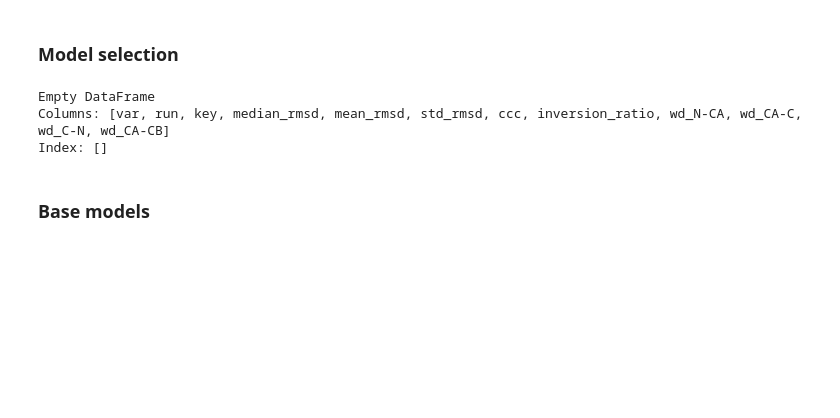
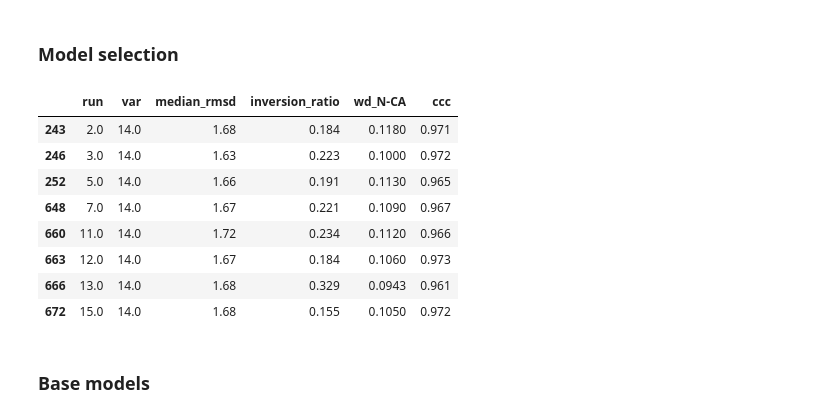
Before and after one commit to briandaniel14/molearn, a Jupyter notebook: analysis/stats_analysis.ipynb, the cells around one changed output. Cells and saved outputs as stored; diff of their text form; code cells hidden in the pictures; blank space fills up the shorter version.

```diff
--- a/analysis/stats_analysis.ipynb
+++ b/analysis/stats_analysis.ipynb
@@ -13,7 +13,7 @@ CCC_THRESHOLD = 0.8
 
 METRICS = ["run", "var", "median_rmsd", "inversion_ratio", "wd_N-CA", "ccc"]
 
-df_all = pd.read_csv(f"{BASE_PATH}/all_stats.csv")
+df_all = pd.read_csv(f"{BASE_PATH}/all_stats_round.csv")
 
 df_test = df_all[df_all["key"] == "test_trans"].copy()
 df_train = df_all[df_all["key"] == "train_both"].copy()
@@ -24,39 +24,43 @@ df_closed = df_all[df_all["key"] == "train_closed"].copy()
 # %%
 INVERSION_THRESHOLD = 0.15
 WASSERSTEIN_THRESHOLD = 0.15
 RECONSTRUCTION_THRESHOLD = 2
 CCC_THRESHOLD = 0.85
 
 
 # var = 2
 
 # df_2 = df_test[
 #     (df_test["var"] == var)
 #     & (df_test["inversion_ratio"] >= INVERSION_THRESHOLD)
 #     & (df_test["wd_N-CA"] <= WASSERSTEIN_THRESHOLD)
 #     & (df_test["ccc"] >= CCC_THRESHOLD)
 # ]
 
 # print(df_2[METRICS])
 
 
 var = 14
 run = 3
 
-# df_14 = df_test[
-#     # (df_test["var"] == var)
-# #     & (df_test["run"] == run)
-# #     & (df_test["inversion_ratio"] >= INVERSION_THRESHOLD)
-# #     & (df_test["wd_N-CA"] <= WASSERSTEIN_THRESHOLD)
-# #     & (df_test["ccc"] >= CCC_THRESHOLD)
-# ]
+df_14 = df_test[
+    (df_test["var"] == var)
+    & (df_test["inversion_ratio"] >= INVERSION_THRESHOLD)
+    & (df_test["wd_N-CA"] <= WASSERSTEIN_THRESHOLD)
+    & (df_test["ccc"] >= CCC_THRESHOLD)
+]
 
-# df_test[METRICS]
-print(df_test.head())
+df_14[METRICS]
 # %% [output]
-Empty DataFrame
-Columns: [var, run, key, median_rmsd, mean_rmsd, std_rmsd, ccc, inversion_ratio, wd_N-CA, wd_CA-C, wd_C-N, wd_CA-CB]
-Index: []
+|  | run | var | median_rmsd | inversion_ratio | wd_N-CA | ccc |
+| 243 | 2.0 | 14.0 | 1.68 | 0.184 | 0.1180 | 0.971 |
+| 246 | 3.0 | 14.0 | 1.63 | 0.223 | 0.1000 | 0.972 |
+| 252 | 5.0 | 14.0 | 1.66 | 0.191 | 0.1130 | 0.965 |
+| 648 | 7.0 | 14.0 | 1.67 | 0.221 | 0.1090 | 0.967 |
+| 660 | 11.0 | 14.0 | 1.72 | 0.234 | 0.1120 | 0.966 |
+| 663 | 12.0 | 14.0 | 1.67 | 0.184 | 0.1060 | 0.973 |
+| 666 | 13.0 | 14.0 | 1.68 | 0.329 | 0.0943 | 0.961 |
+| 672 | 15.0 | 14.0 | 1.68 | 0.155 | 0.1050 | 0.972 |
 # %% [markdown]
 ### Base models
 # %%
```
Also changed, not shown: 23 other files.
